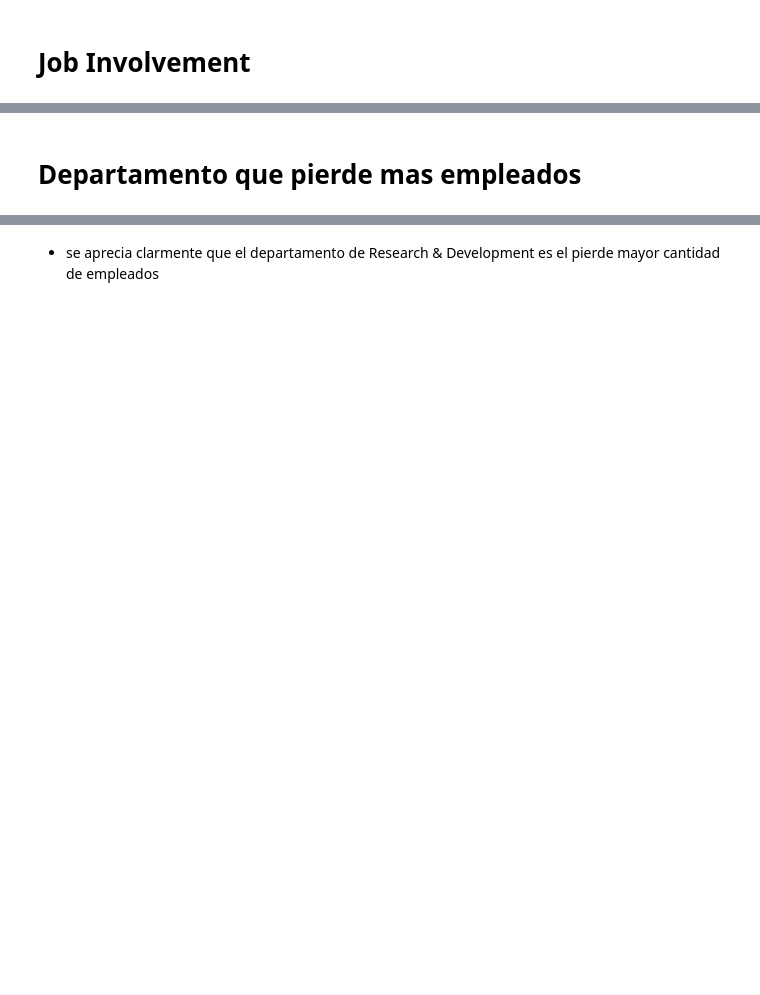
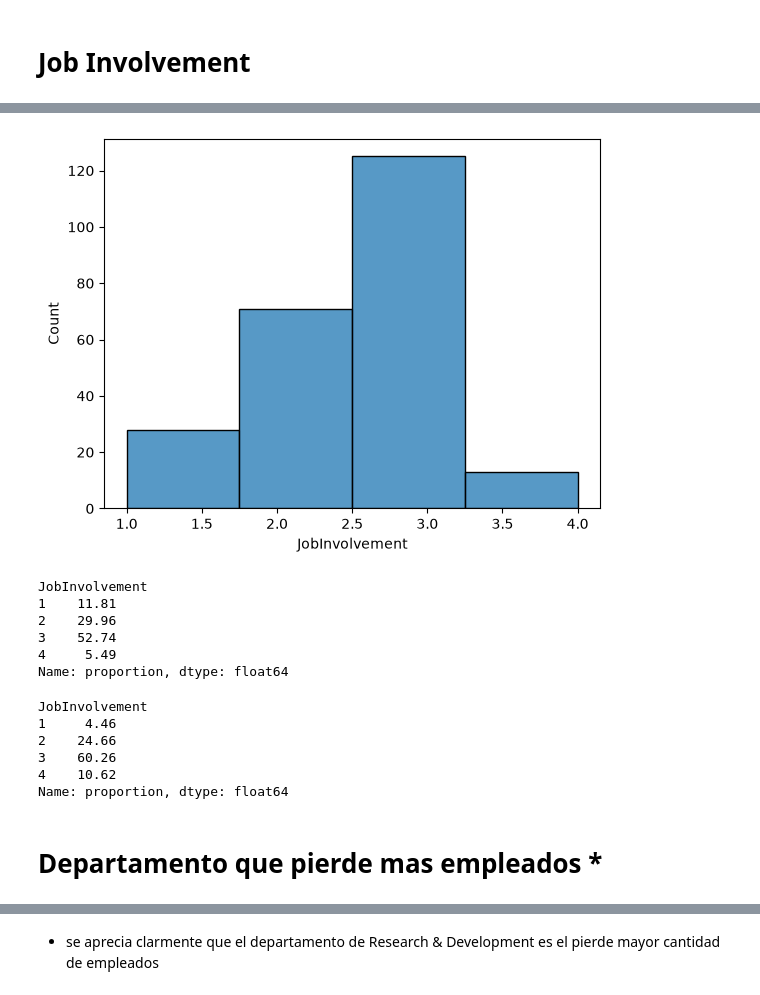
Before and after one commit to Adalab/proyecto-da-promo-67-modulo-3-team-3, a Jupyter notebook: proyecto.ipynb, the cells around one changed output, grey strips where cells are left out. Drawn from its saved outputs; the diff is of its cells as text; code cells hidden in the pictures; blank space fills up the shorter version.

```diff
--- a/proyecto.ipynb
+++ b/proyecto.ipynb
@@ -688,2 +777,25 @@ pd.crosstab(
+# %%
+sns.histplot(data=df_attrition_yes, x='JobInvolvement', bins=4)
+plt.show()
+# %% [output]
+[figure, added]
+# %%
+(df_attrition_yes['JobInvolvement'].value_counts(normalize=True).sort_index() * 100).round(2)
+# %% [output]
+JobInvolvement
+1    11.81
+2    29.96
+3    52.74
+4     5.49
+Name: proportion, dtype: float64
+# %%
+(df_attrition_no['JobInvolvement'].value_counts(normalize=True).sort_index() * 100).round(2)
+# %% [output]
+JobInvolvement
+1     4.46
+2    24.66
+3    60.26
+4    10.62
+Name: proportion, dtype: float64
 # %% [markdown]
-# Departamento que pierde mas empleados
+# Departamento que pierde mas empleados *
```
Also changed, not shown: parts of 55 cells of this notebook, 2 other files.
